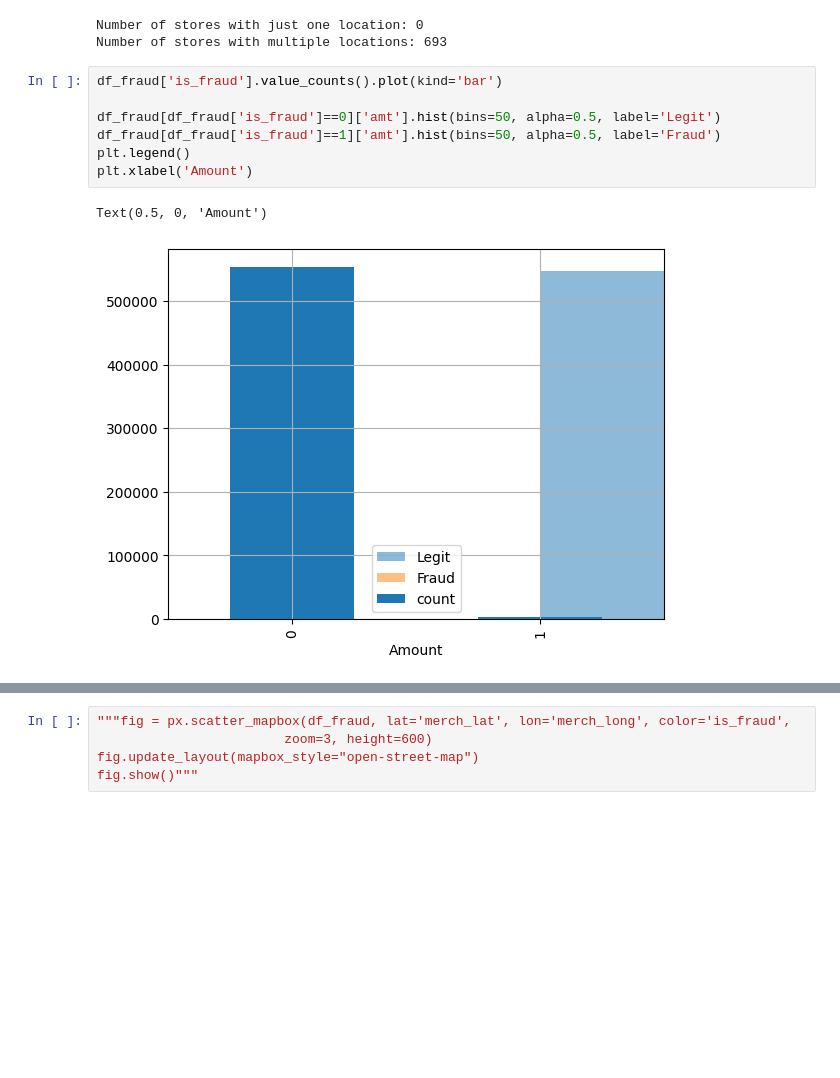
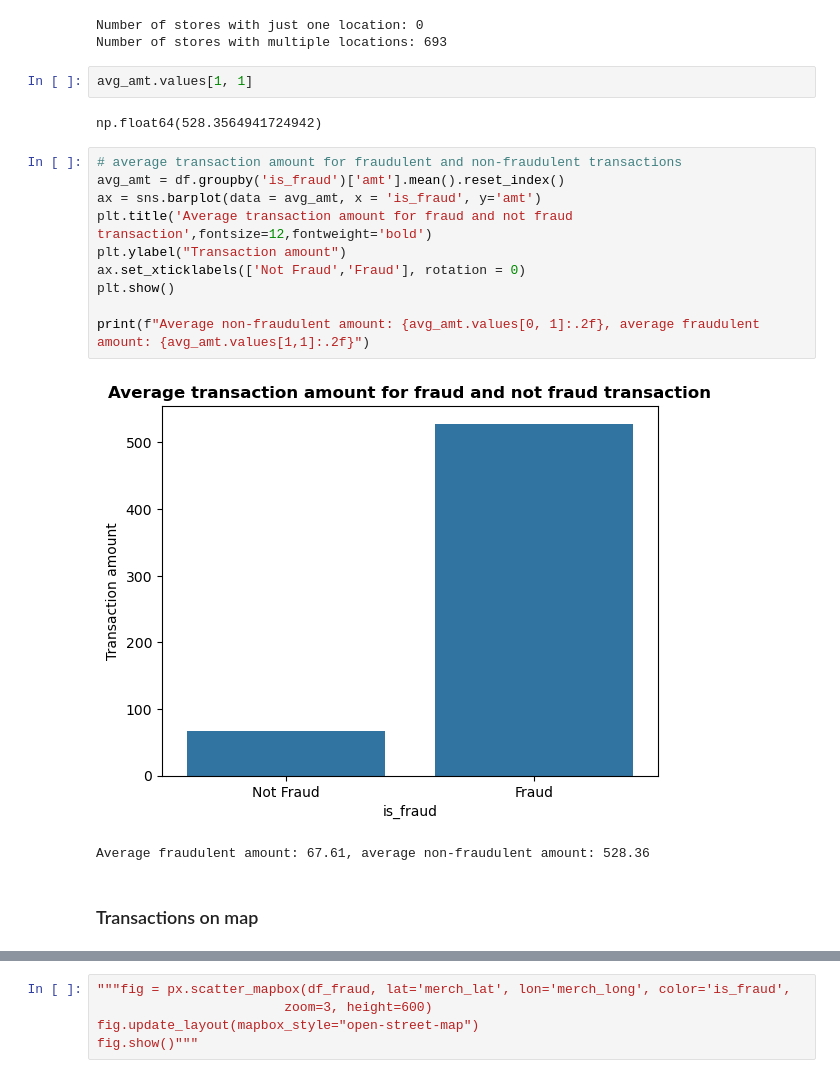
Before and after one commit to bimbo-22/doing_data_science, a Jupyter notebook: research/data_understanding.ipynb, the cells around one changed output, grey strips where cells are left out. Saved outputs shown, nothing was run; the diff lists cells and outputs as text; blank space fills up the shorter version.

Commit message:
EDA vizualizations for fraud detection
temporal patterns, merchant analysis, transaction analysis

```diff
--- a/research/data_understanding.ipynb
+++ b/research/data_understanding.ipynb
@@ -219,14 +220,23 @@ print(f"Number of stores with multiple locations: {len(multi_location)}")
 # %% [output]
 Number of stores with just one location: 0
 Number of stores with multiple locations: 693
+# %%
+avg_amt.values[1, 1]
+# %% [output]
+np.float64(528.3564941724942)
 # %%
-df_fraud['is_fraud'].value_counts().plot(kind='bar')
+# average transaction amount for fraudulent and non-fraudulent transactions
+avg_amt = df.groupby('is_fraud')['amt'].mean().reset_index()
+ax = sns.barplot(data = avg_amt, x = 'is_fraud', y='amt')
+plt.title('Average transaction amount for fraud and not fraud transaction',fontsize=12,fontweight='bold')
+plt.ylabel("Transaction amount")
+ax.set_xticklabels(['Not Fraud','Fraud'], rotation = 0)
+plt.show()
 
-df_fraud[df_fraud['is_fraud']==0]['amt'].hist(bins=50, alpha=0.5, label='Legit')
-df_fraud[df_fraud['is_fraud']==1]['amt'].hist(bins=50, alpha=0.5, label='Fraud')
-plt.legend()
-plt.xlabel('Amount')
+print(f"Average non-fraudulent amount: {avg_amt.values[0, 1]:.2f}, average fraudulent amount: {avg_amt.values[1,1]:.2f}")
 # %% [output]
+[figure, new version]
-Text(0.5, 0, 'Amount')
+Average fraudulent amount: 67.61, average non-fraudulent amount: 528.36
-[figure, old version]
+# %% [markdown]
+### Transactions on map
 # %%
```
Also changed, not shown: parts of 15 cells of this notebook.
